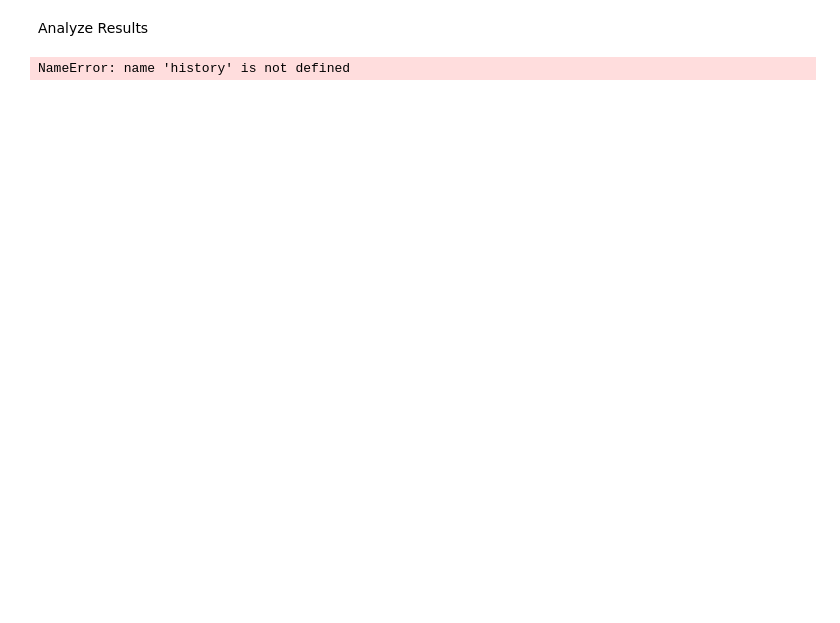
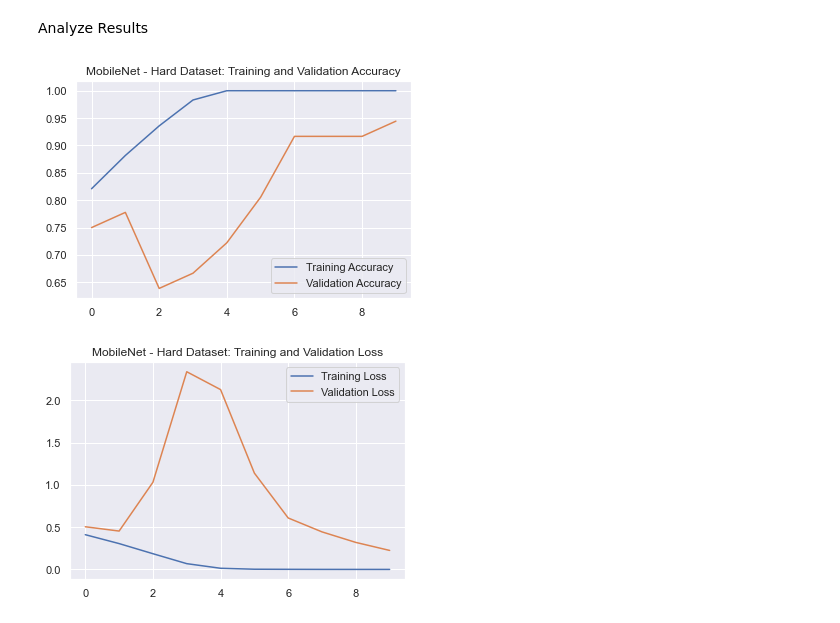
Before and after one commit to html1101/Gun-Detection-GUI, a Jupyter notebook: Models/GeneralModel.ipynb, the cells around one changed output. Cells and saved outputs as stored; diff of their text form; code cells hidden in the pictures; blank space fills up the shorter version.

```diff
--- a/Models/GeneralModel.ipynb
+++ b/Models/GeneralModel.ipynb
@@ -54,6 +54,9 @@ if MODEL == "InceptionV3":
 if MODEL == "Xception":
     # Use different preprocessing function
     preprocess = tf.keras.applications.xception.preprocess_input
+if MODEL == "MobileNet":
+    print("Processing input...")
+    preprocess = tf.keras.applications.mobilenet.preprocess_input
 
 
 train_ds = tf.keras.utils.image_dataset_from_directory(
@@ -67,7 +70,7 @@ train_ds = tf.keras.utils.image_dataset_from_directory(
 )
 val_ds = tf.keras.utils.image_dataset_from_directory(
     data_dir,
-    validation_split=0.2,
+    validation_split=0.1,
     subset="validation",
     seed=314,
     color_mode=("grayscale" if channels == 1 else "rgb"),
@@ -186,27 +220,28 @@ Analyze Results
 # %%
 acc = history.history['accuracy']
 val_acc = history.history['val_accuracy']
 
 loss = history.history['loss']
 val_loss = history.history['val_loss']
 
 epochs_range = range(epochs)
 
 # plt.figure(figsize=(8, 8))
 # plt.subplot(1, 2, 1)
 plt.plot(epochs_range, acc, label='Training Accuracy')
 plt.plot(epochs_range, val_acc, label='Validation Accuracy')
 plt.legend(loc='lower right')
-plt.title('AlexNet: Training and Validation Accuracy')
-plt.savefig("Pictures/alexnet_accuracy.png")
+plt.title(F'{MODEL} - Hard Dataset: Training and Validation Accuracy')
+plt.savefig(F"{MODEL}_hard_accuracy.png")
 plt.show()
 
 # plt.subplot(1, 2, 2)
 plt.plot(epochs_range, loss, label='Training Loss')
 plt.plot(epochs_range, val_loss, label='Validation Loss')
 plt.legend(loc='upper right')
-plt.title('AlexNet: Training and Validation Loss')
-plt.savefig("Pictures/alexnet_loss.png")
+plt.title(F'{MODEL} - Hard Dataset: Training and Validation Loss')
+plt.savefig(F"{MODEL}_hard_loss.png")
 plt.show()
 # %% [output]
-NameError: name 'history' is not defined
+[figure, added]
+[figure, added]
```
Also changed, not shown: parts of 11 cells of this notebook, 17 other files.
